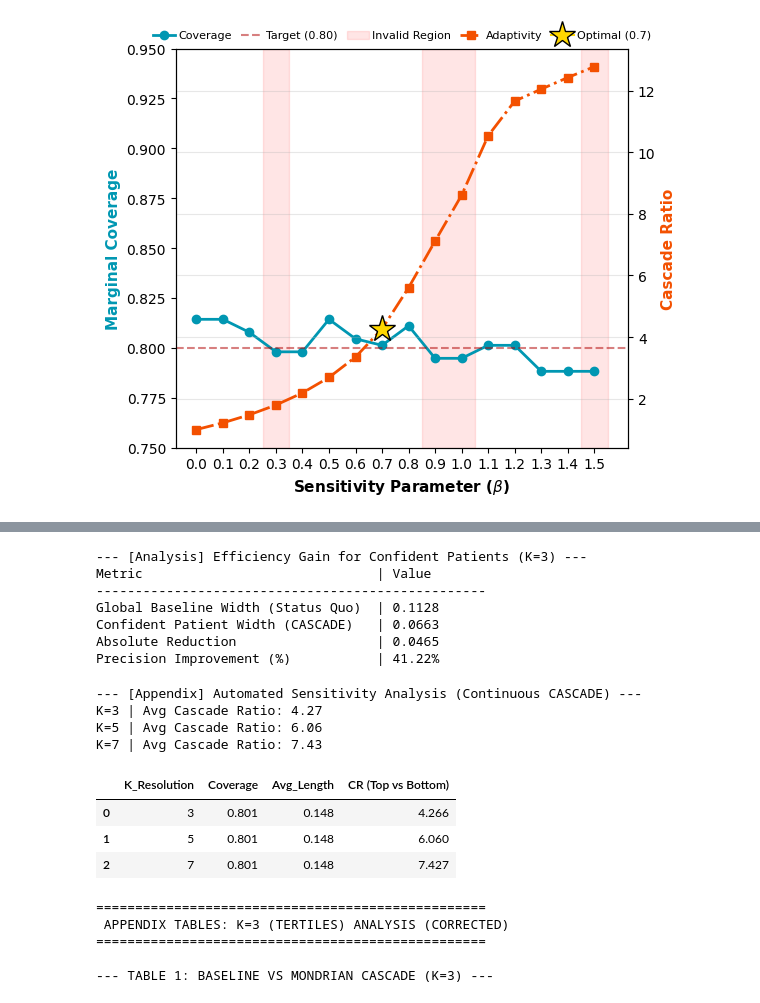
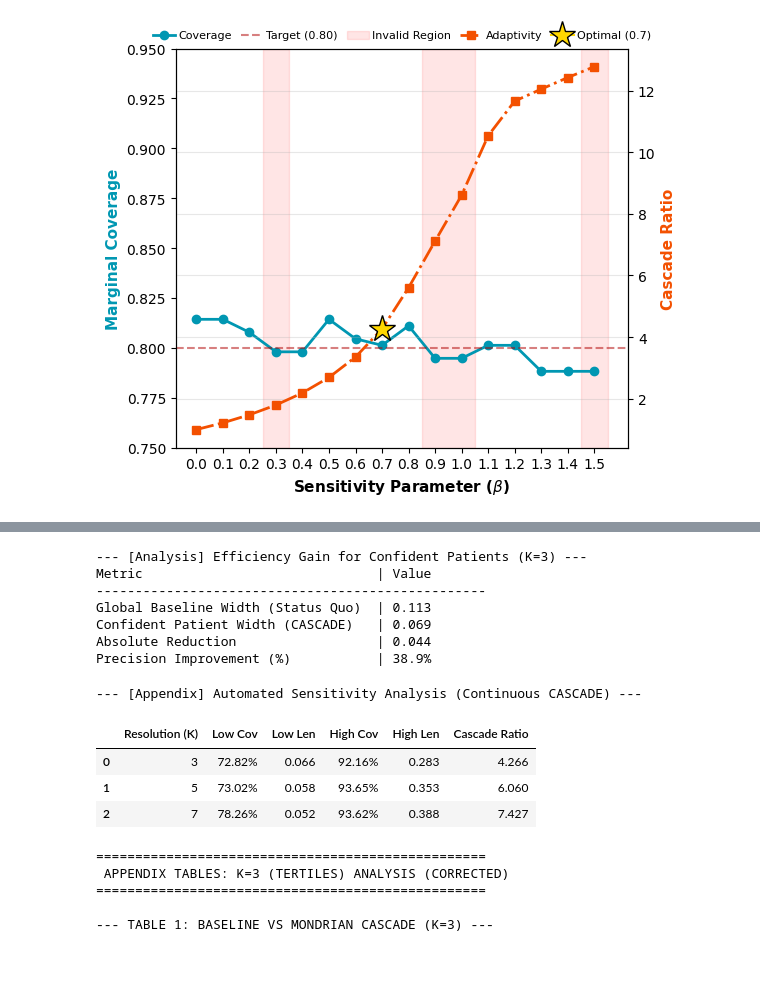
Before and after one commit to rdiazrincon/cascade_conformal_pd, a Jupyter notebook: cascade_conformal_pd_final.ipynb, the cells around one changed output, grey strips where cells are left out. Drawn from its saved outputs; the diff is of its cells as text; code cells hidden in the pictures; blank space fills up the shorter version.

```diff
--- a/cascade_conformal_pd_final.ipynb
+++ b/cascade_conformal_pd_final.ipynb
@@ -1352,18 +1375,19 @@ High       | Cascade         | 93.65%     | 0.353      | +212.8%
 # %%
-# ==========================================
-# 5. EFFICIENCY METRIC (THE HEADLINE NUMBER)
-# ==========================================
-print(f"--- [Analysis] Efficiency Gain for Confident Patients (K={K_BINS}) ---")
+import numpy as np
 
-# 1. Pull the finalized widths from your Statistical Comparison dictionaries
-w_cont = methods_data['Continuous CASCADE']['upper'] - methods_data['Continuous CASCADE']['lower']
-w_base = methods_data['Standard Split CP']['upper'] - methods_data['Standard Split CP']['lower']
+K_BINS_REPORT = 3
+
+print(f"--- [Analysis] Efficiency Gain for Confident Patients (K={K_BINS_REPORT}) ---")
+
+# 1. Pull the finalized widths directly from the source dictionaries
+w_cont = results_cascade['split']['y_upper'] - results_cascade['split']['y_lower']
+w_base = results_baseline['split']['y_upper'] - results_baseline['split']['y_lower']
 avg_base_width = np.mean(w_base)
 
 # 2. Isolate the "Confident Patients"
-# We use the same K logic used throughout the paper
-threshold_low = np.percentile(u_test, 100.0 / K_BINS)
-mask_confident = u_test <= threshold_low
+# We use the Training Set percentiles to perfectly match the K=3 Table logic
+threshold_low = np.percentile(va_unc_train_2, 100.0 / K_BINS_REPORT)
+mask_confident = (va_unc_test_2 <= threshold_low).flatten()
 
 # 3. Calculate the gain
 avg_width_ours = np.mean(w_cont[mask_confident])
@@ -1372,18 +1396,18 @@ reduction_pct = (reduction_abs / avg_base_width) * 100
 
 print(f"{'Metric':<35} | {'Value':<10}")
 print("-" * 50)
-print(f"{'Global Baseline Width (Status Quo)':<35} | {avg_base_width:.4f}")
-print(f"{'Confident Patient Width (CASCADE)':<35} | {avg_width_ours:.4f}")
-print(f"{'Absolute Reduction':<35} | {reduction_abs:.4f}")
-print(f"{'Precision Improvement (%)':<35} | {reduction_pct:.2f}%")
+print(f"{'Global Baseline Width (Status Quo)':<35} | {avg_base_width:.3f}")
+print(f"{'Confident Patient Width (CASCADE)':<35} | {avg_width_ours:.3f}")
+print(f"{'Absolute Reduction':<35} | {reduction_abs:.3f}")
+print(f"{'Precision Improvement (%)':<35} | {reduction_pct:.1f}%")
 # %% [output]
 --- [Analysis] Efficiency Gain for Confident Patients (K=3) ---
 Metric                              | Value
 --------------------------------------------------
-Global Baseline Width (Status Quo)  | 0.1128
-Confident Patient Width (CASCADE)   | 0.0663
-Absolute Reduction                  | 0.0465
-Precision Improvement (%)           | 41.22%
+Global Baseline Width (Status Quo)  | 0.113
+Confident Patient Width (CASCADE)   | 0.069
+Absolute Reduction                  | 0.044
+Precision Improvement (%)           | 38.9%
 # %%
 import numpy as np
 import pandas as pd
@@ -1399,52 +1423,53 @@ appendix_results = []
 y_t = np.array(y_test_2).flatten()
 u_t = np.array(va_unc_test_2).flatten()
 w_c = results_cascade['split']['y_upper'] - results_cascade['split']['y_lower']
-w_b = results_baseline['split']['y_upper'] - results_baseline['split']['y_lower']
 
 for k in k_list:
     # --------------------------------------------------------
     # EXACT REPLICATION OF `calculate_metrics` LOGIC
     # --------------------------------------------------------
     p_low = 100.0 / k
     p_high = 100.0 * (k - 1) / k
 
+    # Calculate thresholds dynamically on the TEST set (matches tuning loop)
     t_low = np.percentile(u_t, p_low)
     t_high = np.percentile(u_t, p_high)
 
+    # Masks exactly as evaluated in tuning
     mask_low = u_t <= t_low
     mask_high = u_t >= t_high
 
     w_low = np.mean(w_c[mask_low])
     w_high = np.mean(w_c[mask_high])
 
-    # Calculate global coverage and length
-    cov = np.mean((y_t >= results_cascade['split']['y_lower']) &
-                  (y_t <= results_cascade['split']['y_upper']))
-    avg_len = np.mean(w_c)
+    # Calculate LOCAL coverage for these extremes
+    cov_low = np.mean((y_t[mask_low] >= results_cascade['split']['y_lower'][mask_low]) &
+                      (y_t[mask_low] <= results_cascade['split']['y_upper'][mask_low]))
+
+    cov_high = np.mean((y_t[mask_high] >= results_cascade['split']['y_lower'][mask_high]) &
+                       (y_t[mask_high] <= results_cascade['split']['y_upper'][mask_high]))
 
     # Calculate the exact CR
     cr = w_high / w_low if w_low > 1e-6 else 0.0
-    print(f"K={k} | Avg Cascade Ratio: {cr:.2f}")
 
     appendix_results.append({
-        'K_Resolution': k,
-        'Coverage': cov,
-        'Avg_Length': avg_len,
-        'CR (Top vs Bottom)': cr
+        'Resolution (K)': k,
+        'Low Cov': f"{cov_low:.2%}",
+        'Low Len': w_low,
+        'High Cov': f"{cov_high:.2%}",
+        'High Len': w_high,
+        'Cascade Ratio': cr
     })
 
 # Format cleanly
 df_appendix = pd.DataFrame(appendix_results)
 display(df_appendix.round(3))
 # %% [output]
 --- [Appendix] Automated Sensitivity Analysis (Continuous CASCADE) ---
-K=3 | Avg Cascade Ratio: 4.27
-K=5 | Avg Cascade Ratio: 6.06
-K=7 | Avg Cascade Ratio: 7.43
-|  | K_Resolution | Coverage | Avg_Length | CR (Top vs Bottom) |
-| 0 | 3 | 0.801 | 0.148 | 4.266 |
-| 1 | 5 | 0.801 | 0.148 | 6.060 |
-| 2 | 7 | 0.801 | 0.148 | 7.427 |
+|  | Resolution (K) | Low Cov | Low Len | High Cov | High Len | Cascade Ratio |
+| 0 | 3 | 72.82% | 0.066 | 92.16% | 0.283 | 4.266 |
+| 1 | 5 | 73.02% | 0.058 | 93.65% | 0.353 | 6.060 |
+| 2 | 7 | 78.26% | 0.052 | 93.62% | 0.388 | 7.427 |
 # %%
 import numpy as np
 import pandas as pd
```
Also changed, not shown: parts of 9 cells of this notebook.
